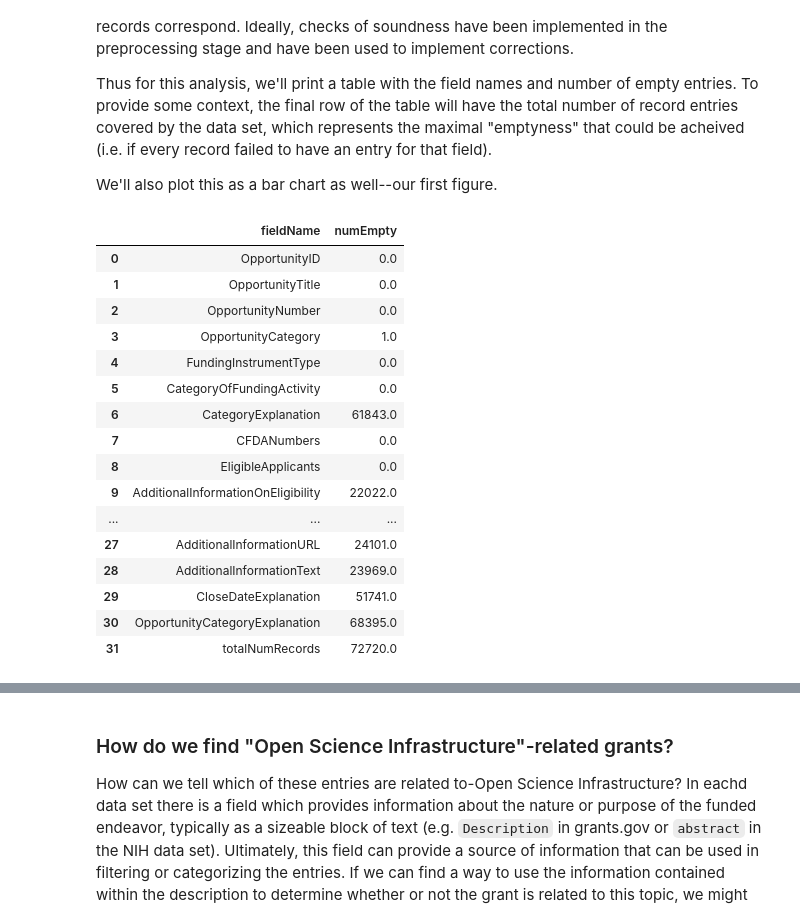
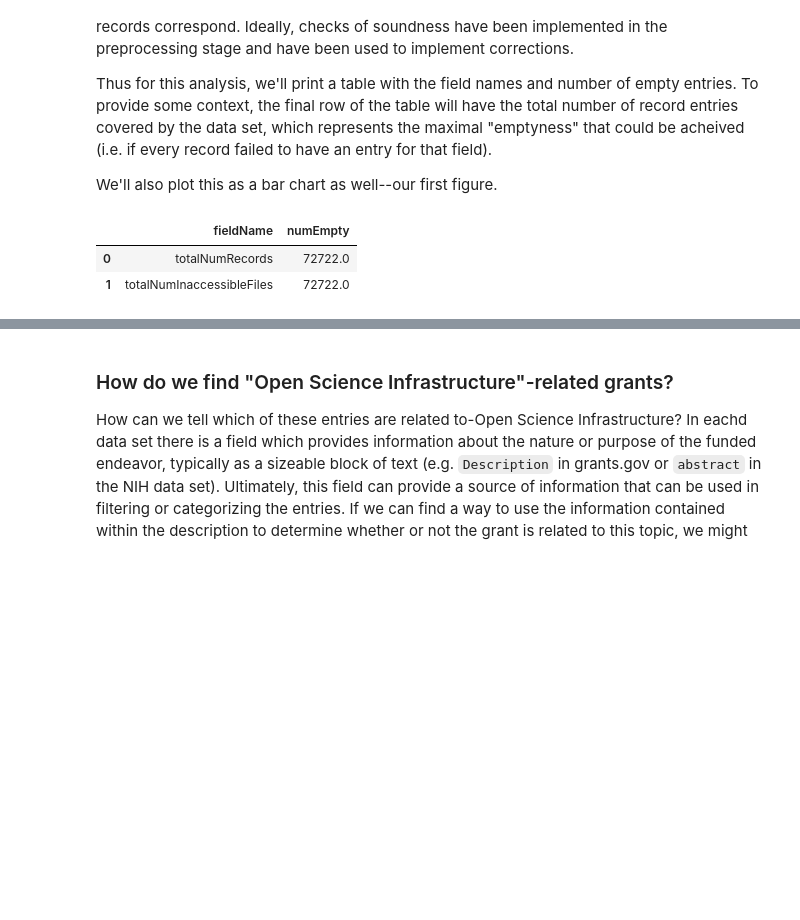
Before and after one commit to DanNBullock/USG_grants_crawl, a Jupyter notebook: notebooks/GenericDataSource_processAndFigs.ipynb, the cells around one changed output, grey strips where cells are left out. Saved outputs shown, nothing was run; the diff lists cells and outputs as text; code cells hidden in the pictures; blank space fills up the shorter version.

```diff
--- a/notebooks/GenericDataSource_processAndFigs.ipynb
+++ b/notebooks/GenericDataSource_processAndFigs.ipynb
@@ -170,5 +170,21 @@ else:
 # now let's see how long that took
 end=time.time()
 print('Processing took ' + str(end-start) + ' seconds.')
+
+
+import pickle
+# now also produce a single pickle file with all of the data in it using allXML_to_pickle(directoryPath,outFilePath)
+# set the path to where we want to save the pickle file
+outPickleFilePath=os.path.join(processedDataPath,'allData.pickle')
+# if the file already exists, then we don't need to do anything
+if not os.path.isfile(outPickleFilePath):
+    processData.allXML_to_pickle(processedDataPath,outPickleFilePath)
+else:
+    # if it does exist, then load it.
+    print('Pickle file already exists.  Loading.')
+    with open(outPickleFilePath,'rb') as f:
+        allData=pickle.load(f)
+        # now close the file
+    f.close()
 # %% [output]
 xml files found in processed data directory.  Skipping processing.
@@ -191,54 +208,61 @@ figuresDataPath=os.path.join(inputDataDir,defaultDataSource,dataFolders[3])
 dataCompletenessDFPath=os.path.join(analyzedDataPath,'dataCompletenessDF.csv')
 dataCompletenessFigPath=os.path.join(figuresDataPath,'dataCompletenessFig.svg')
 # now check to see if the files already exist
-if not os.path.isfile(dataCompletenessDFPath) and os.path.isfile(dataCompletenessFigPath):
+if 'allData' in globals():
+    # if they are dictionaries generated by the above pickle process, then the top level key is the file name,
+    # and we should convert this to a list of the underlying dictionary contents
+    # we'll do this using list comprehension
+    #xmlFileContentsOrPaths=[allData[iKeys] for iKeys in allData.keys()]
+    xmlFileContentsOrPaths=allData
+elif not 'allData' in globals() and os.path.isfile(outPickleFilePath):
+    # load the pickle file using pickle.load
+    allData=pickle.load(open(outPickleFilePath,'rb'))
+    # if they are dictionaries generated by the above pickle process, then the top level key is the file name,
+    # and we should convert this to a list of the underlying dictionary contents
+    # we'll do this using list comprehension
+    # xmlFileContentsOrPaths=[allData[iKeys] for iKeys in allData.keys()]
+    xmlFileContentsOrPaths=allData
+else:
+    # lets gather up all of the xml files in the processed data directory into a list
+    processedDataDirContainsXML=glob(processedDataPath + os.sep + '*.xml')
+    xmlFileContentsOrPaths=processedDataDirContainsXML
+
+if not os.path.isfile(dataCompletenessDFPath) or not os.path.isfile(dataCompletenessFigPath):
     # if they don't exist, then we need to generate them
     # lets gather up all of the xml files in the processed data directory into a list
-    processedDataDirContainsXML=glob(processedDataPath + os.sep + '*.xml')
+    # if the allData pickle file is in memory, then we can just pass that to quantifyDataCompleteness
+    # otherwise check if the pickle file exists on disk, and if so load it
+    # finally, if the pickle file doesn't exist for whatever reason, just pass the list of xml files
 
-    # now we pass this to quantifyDataCompleteness
-    dataCompletenessDF=analyzeData.quantifyDataCompleteness(processedDataDirContainsXML)
+    # now we pass this to quantifyDataCompleteness(inputData,fieldSequenceToSearch=None,maxDepth=3)
+    dataCompletenessDF=analyzeData.quantifyDataCompleteness(xmlFileContentsOrPaths,fieldSequenceToSearch=[rootTags[defaultDataIndex]],maxDepth=3)
     # according to the documentation dataCompletenessDF should be:
     #       A pandas dataframe with two columns:  the first column is the field name and the second column is the number of empty / null values for that field.
     #       The last row is the total number of records assessed.
     # for output, we'll present the table along side a bar plot of the number of empty / null values for each field
     # use figs.plotNullValue_barPlot(dataCompletenessDF,figSize=(10,5)) for this
     dataCompletenessFig=figs.plotNullValue_barPlot(dataCompletenessDF,figSize=(10,5))
     # set up the display for the side by side table and figure for jupyter notebooks
     # save both the dataCompletenessDF and the dataCompletenessFig
     dataCompletenessDF.to_csv(dataCompletenessDFPath)
     dataCompletenessFig.savefig(dataCompletenessFigPath)
 else:
     # if they do exist, then we need to load them
     dataCompletenessDF=pd.read_csv(dataCompletenessDFPath,index_col=0)
     # still get the file paths
     processedDataDirContainsXML=glob(processedDataPath + os.sep + '*.xml')
 
 # in either case, we will want to display the table and figure
 from IPython.display import display, SVG
 
 
 
 display(dataCompletenessDF)
 display(SVG(dataCompletenessFigPath))
 # %% [output]
 |  | fieldName | numEmpty |
-| 0 | OpportunityID | 0.0 |
-| 1 | OpportunityTitle | 0.0 |
-| 2 | OpportunityNumber | 0.0 |
-| 3 | OpportunityCategory | 1.0 |
-| 4 | FundingInstrumentType | 0.0 |
-| 5 | CategoryOfFundingActivity | 0.0 |
-| 6 | CategoryExplanation | 61843.0 |
-| 7 | CFDANumbers | 0.0 |
-| 8 | EligibleApplicants | 0.0 |
-| 9 | AdditionalInformationOnEligibility | 22022.0 |
-| ... | ... | ... |
-| 27 | AdditionalInformationURL | 24101.0 |
-| 28 | AdditionalInformationText | 23969.0 |
-| 29 | CloseDateExplanation | 51741.0 |
-| 30 | OpportunityCategoryExplanation | 68395.0 |
-| 31 | totalNumRecords | 72720.0 |
+| 0 | totalNumRecords | 72722.0 |
+| 1 | totalNumInaccessibleFiles | 72722.0 |
 [drawing not drawn]
 # %% [markdown]
 ### How do we find "Open Science Infrastructure"-related grants?
```
Also changed, not shown: parts of 9 cells of this notebook.
